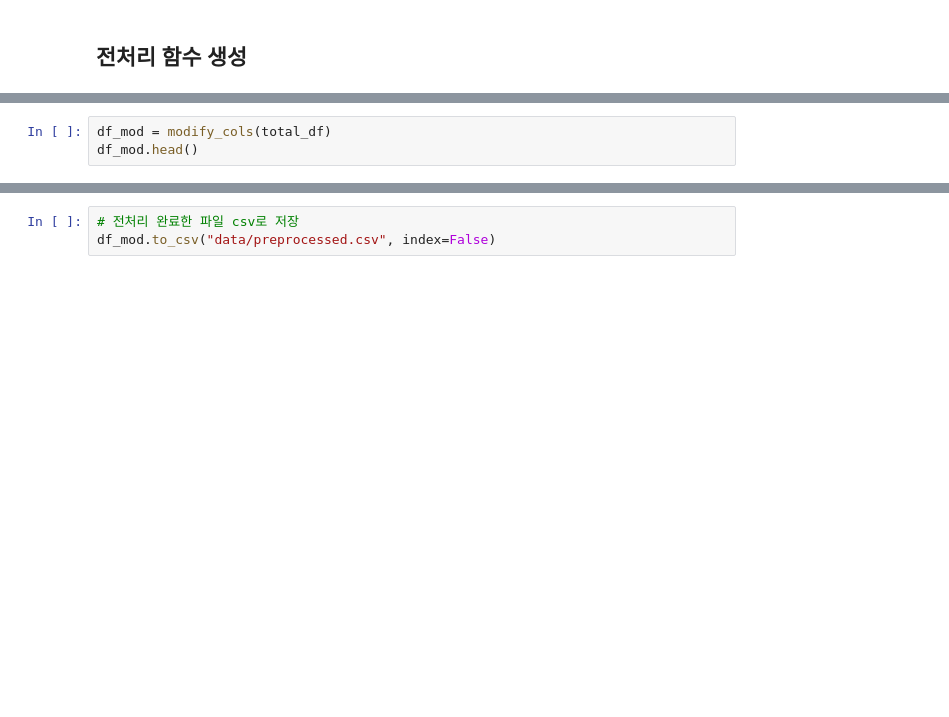
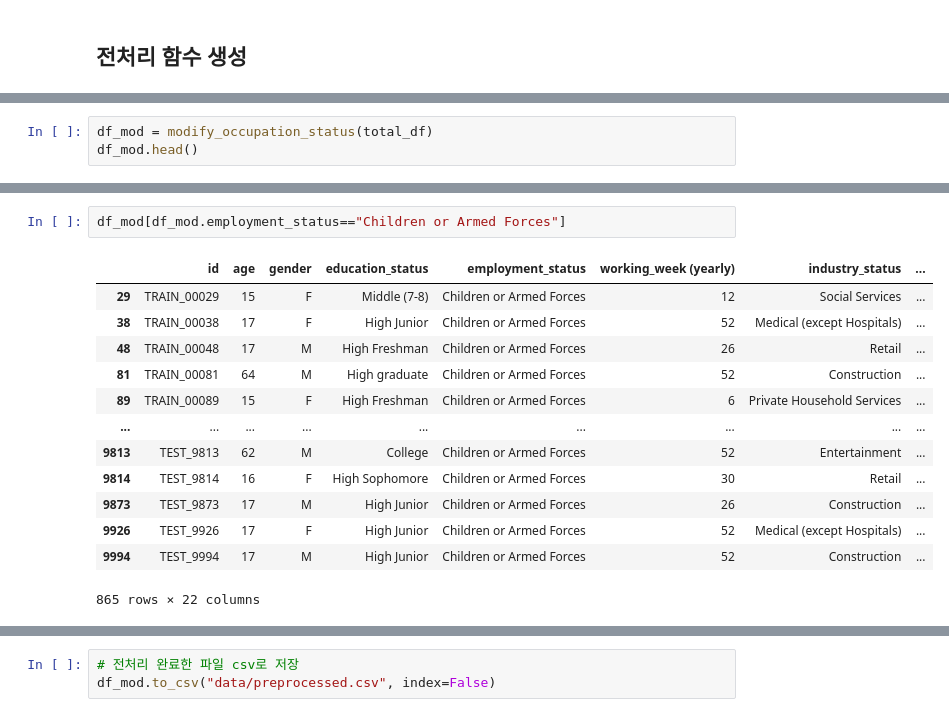
Before and after one commit to benidjor/income-prediction-dacon, a Jupyter notebook: preprocessing-income-prediction.ipynb, the cells around one changed output, grey strips where cells are left out. Cells and saved outputs as stored; diff of their text form; blank space fills up the shorter version.

```diff
--- a/preprocessing-income-prediction.ipynb
+++ b/preprocessing-income-prediction.ipynb
@@ -826,7 +889,7 @@ Protective Services                   206
 Private Household Services            104
 Name: count, dtype: int64
 # %%
-df_mod = modify_cols(total_df)
+df_mod = modify_occupation_status(total_df)
 df_mod.head()
 # %% [output]
 |  | id | age | gender | education_status | employment_status | working_week (yearly) | industry_status | ... |
@@ -835,3 +898,19 @@ df_mod.head()
 | 2 | TRAIN_00002 | 58 | F | High graduate | Full-Time | 52 | Manufacturing (Non-durable) | ... |
 | 3 | TRAIN_00003 | 44 | M | High graduate | Full-Time | 52 | Retail | ... |
 | 4 | TRAIN_00004 | 37 | F | High graduate | Full-Time | 52 | Retail | ... |
+# %%
+df_mod[df_mod.employment_status=="Children or Armed Forces"]
+# %% [output]
+|  | id | age | gender | education_status | employment_status | working_week (yearly) | industry_status | ... |
+| 29 | TRAIN_00029 | 15 | F | Middle (7-8) | Children or Armed Forces | 12 | Social Services | ... |
+| 38 | TRAIN_00038 | 17 | F | High Junior | Children or Armed Forces | 52 | Medical (except Hospitals) | ... |
+| 48 | TRAIN_00048 | 17 | M | High Freshman | Children or Armed Forces | 26 | Retail | ... |
+| 81 | TRAIN_00081 | 64 | M | High graduate | Children or Armed Forces | 52 | Construction | ... |
+| 89 | TRAIN_00089 | 15 | F | High Freshman | Children or Armed Forces | 6 | Private Household Services | ... |
+| ... | ... | ... | ... | ... | ... | ... | ... | ... |
+| 9813 | TEST_9813 | 62 | M | College | Children or Armed Forces | 52 | Entertainment | ... |
+| 9814 | TEST_9814 | 16 | F | High Sophomore | Children or Armed Forces | 30 | Retail | ... |
+| 9873 | TEST_9873 | 17 | M | High Junior | Children or Armed Forces | 26 | Construction | ... |
+| 9926 | TEST_9926 | 17 | F | High Junior | Children or Armed Forces | 52 | Medical (except Hospitals) | ... |
+| 9994 | TEST_9994 | 17 | M | High Junior | Children or Armed Forces | 52 | Construction | ... |
+865 rows × 22 columns
```
Also changed, not shown: parts of 8 cells of this notebook.
